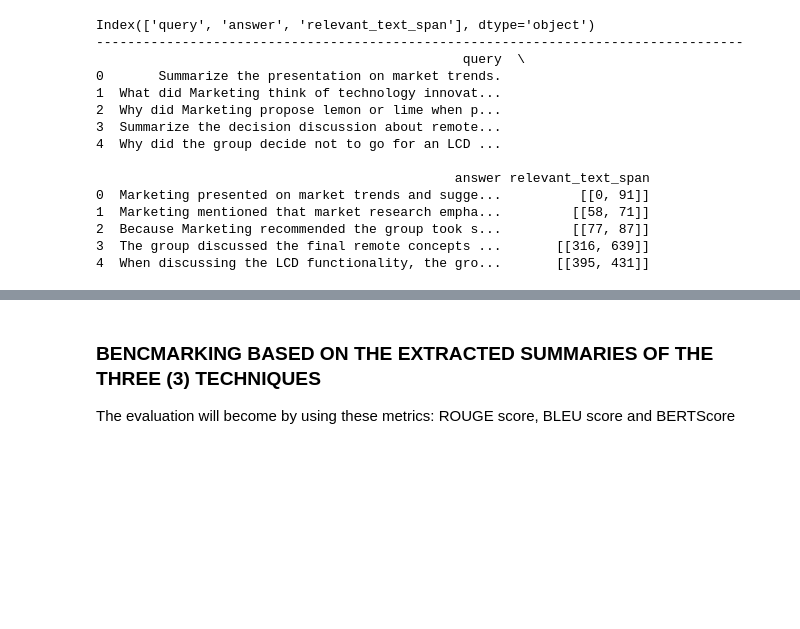
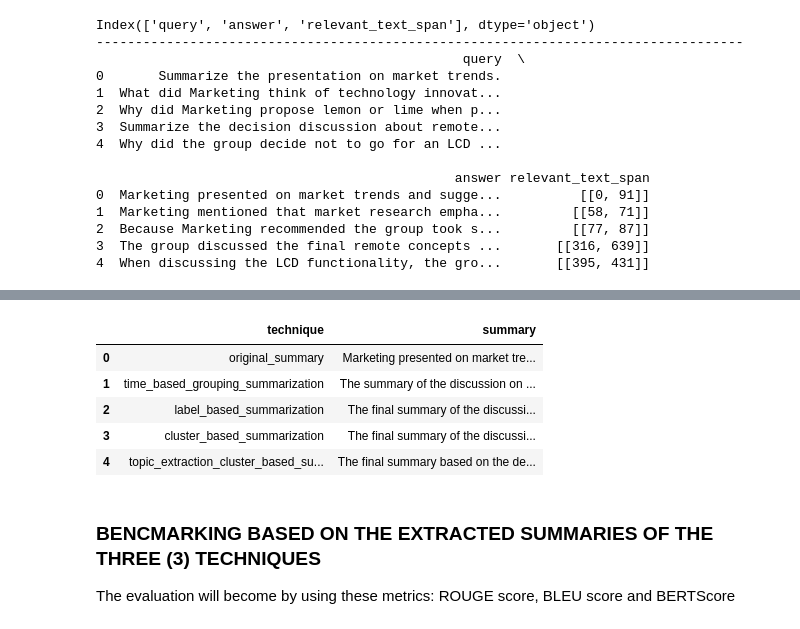
Before and after one commit to Rafimc13/LLM_Research_Topic_Modelling, a Jupyter notebook: summarization_techniques_2nd.ipynb, the cells around one changed output, grey strips where cells are left out. Drawn from its saved outputs; the diff is of its cells as text; code cells hidden in the pictures; blank space fills up the shorter version.

Commit message:
refactor: modify the benchmarking of techniques

```diff
--- a/summarization_techniques_2nd.ipynb
+++ b/summarization_techniques_2nd.ipynb
@@ -432,3 +412,12 @@ final_summaries_df = pd.read_csv('outputs/final_summaries.csv')
+# %%
+final_summaries_df
+# %% [output]
+|  | technique | summary |
+| 0 | original_summary | Marketing presented on market tre... |
+| 1 | time_based_grouping_summarization | The summary of the discussion on ... |
+| 2 | label_based_summarization | The final summary of the discussi... |
+| 3 | cluster_based_summarization | The final summary of the discussi... |
+| 4 | topic_extraction_cluster_based_su... | The final summary based on the de... |
 # %% [markdown]
 ### BENCMARKING BASED ON THE EXTRACTED SUMMARIES OF THE THREE (3) TECHNIQUES
 
```
Also changed, not shown: parts of 20 cells of this notebook, 1 other file.
